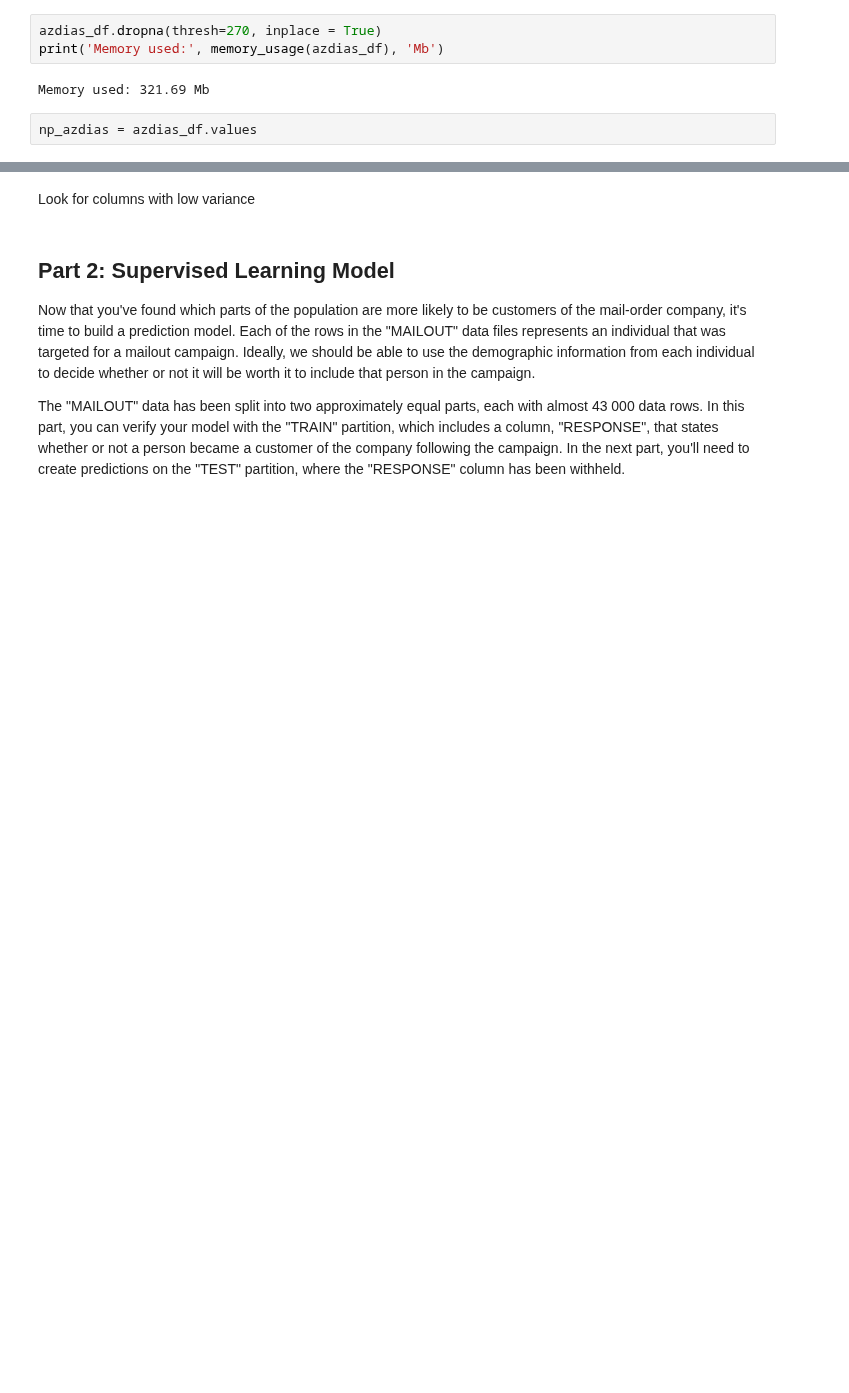
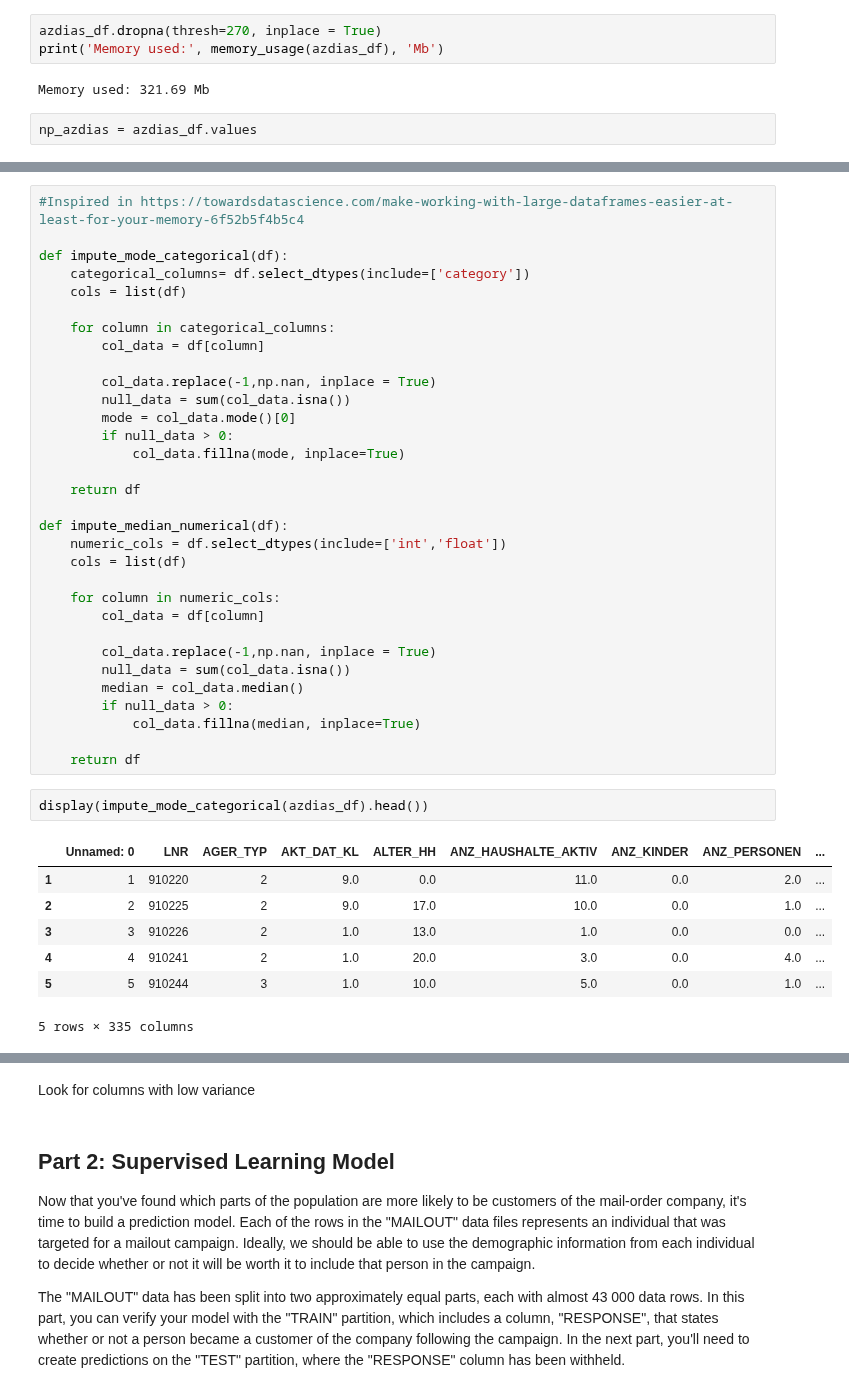
Before and after one commit to AlbertoDeBlas/MLEngineerNanodegreeCapstone, a Jupyter notebook: Arvato Project Workbook.ipynb, the cells around one changed output, grey strips where cells are left out. Cells and saved outputs as stored; diff of their text form; blank space fills up the shorter version.

Commit message:
Replace null and unknown values  with mode or median
feat: Replace null and unknown values with mode or median

```diff
--- a/Arvato Project Workbook.ipynb
+++ b/Arvato Project Workbook.ipynb
@@ -330,0 +367,42 @@ np_azdias = azdias_df.values
+# %%
+#Inspired in https://towardsdatascience.com/make-working-with-large-dataframes-easier-at-least-for-your-memory-6f52b5f4b5c4
+
+def impute_mode_categorical(df):
+    categorical_columns= df.select_dtypes(include=['category'])
+    cols = list(df)
+
+    for column in categorical_columns:
+        col_data = df[column]
+
+        col_data.replace(-1,np.nan, inplace = True)
+        null_data = sum(col_data.isna())
+        mode = col_data.mode()[0]
+        if null_data > 0:
+            col_data.fillna(mode, inplace=True)
+
+    return df
+
+def impute_median_numerical(df):
+    numeric_cols = df.select_dtypes(include=['int','float'])
+    cols = list(df)
+
+    for column in numeric_cols:
+        col_data = df[column]
+
+        col_data.replace(-1,np.nan, inplace = True)
+        null_data = sum(col_data.isna())
+        median = col_data.median()
+        if null_data > 0:
+            col_data.fillna(median, inplace=True)
+
+    return df
+# %%
+display(impute_mode_categorical(azdias_df).head())
+# %% [output]
+|  | Unnamed: 0 | LNR | AGER_TYP | AKT_DAT_KL | ALTER_HH | ANZ_HAUSHALTE_AKTIV | ANZ_KINDER | ANZ_PERSONEN | ... |
+| 1 | 1 | 910220 | 2 | 9.0 | 0.0 | 11.0 | 0.0 | 2.0 | ... |
+| 2 | 2 | 910225 | 2 | 9.0 | 17.0 | 10.0 | 0.0 | 1.0 | ... |
+| 3 | 3 | 910226 | 2 | 1.0 | 13.0 | 1.0 | 0.0 | 0.0 | ... |
+| 4 | 4 | 910241 | 2 | 1.0 | 20.0 | 3.0 | 0.0 | 4.0 | ... |
+| 5 | 5 | 910244 | 3 | 1.0 | 10.0 | 5.0 | 0.0 | 1.0 | ... |
+5 rows × 335 columns
```
Also changed, not shown: parts of 5 cells of this notebook.
